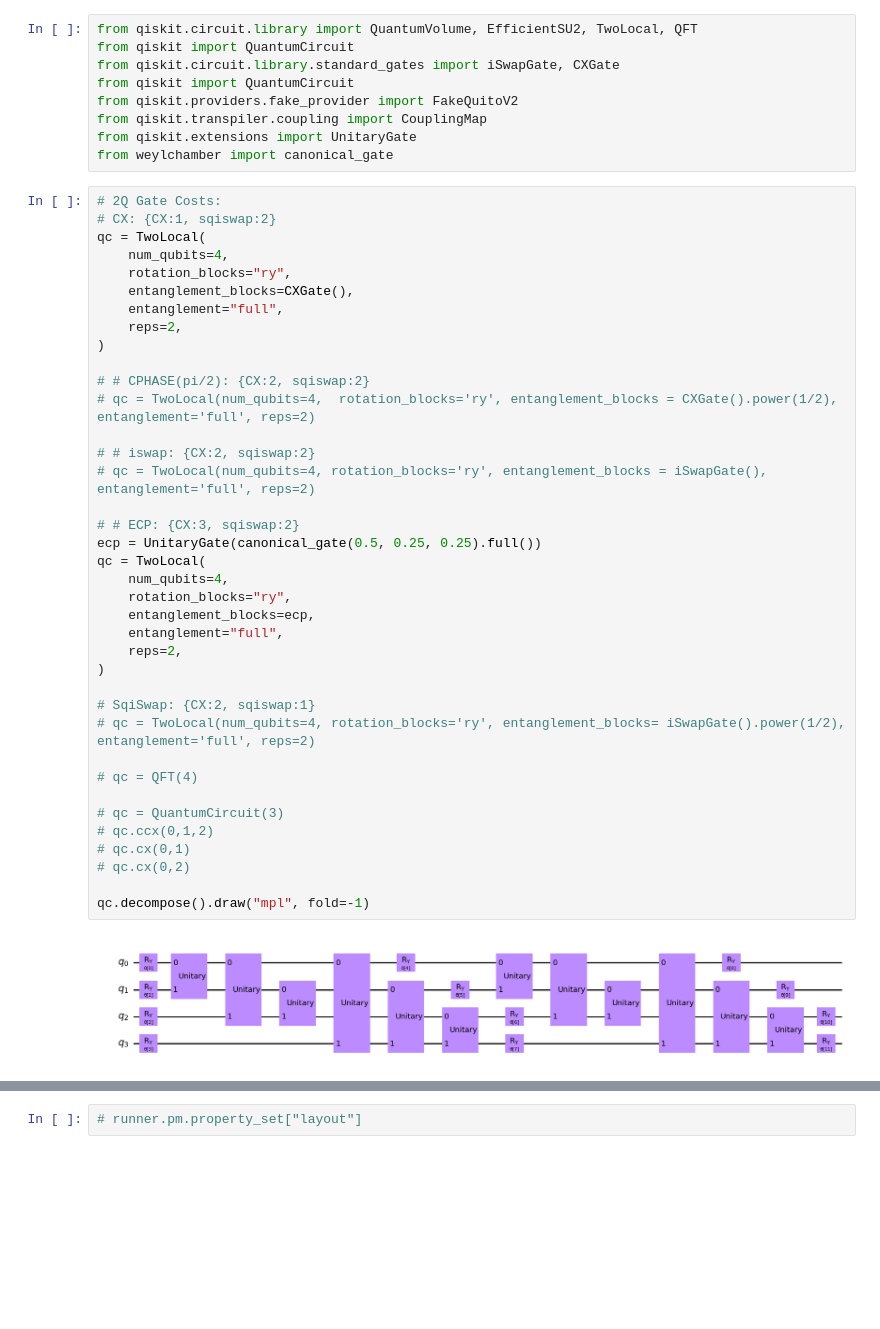
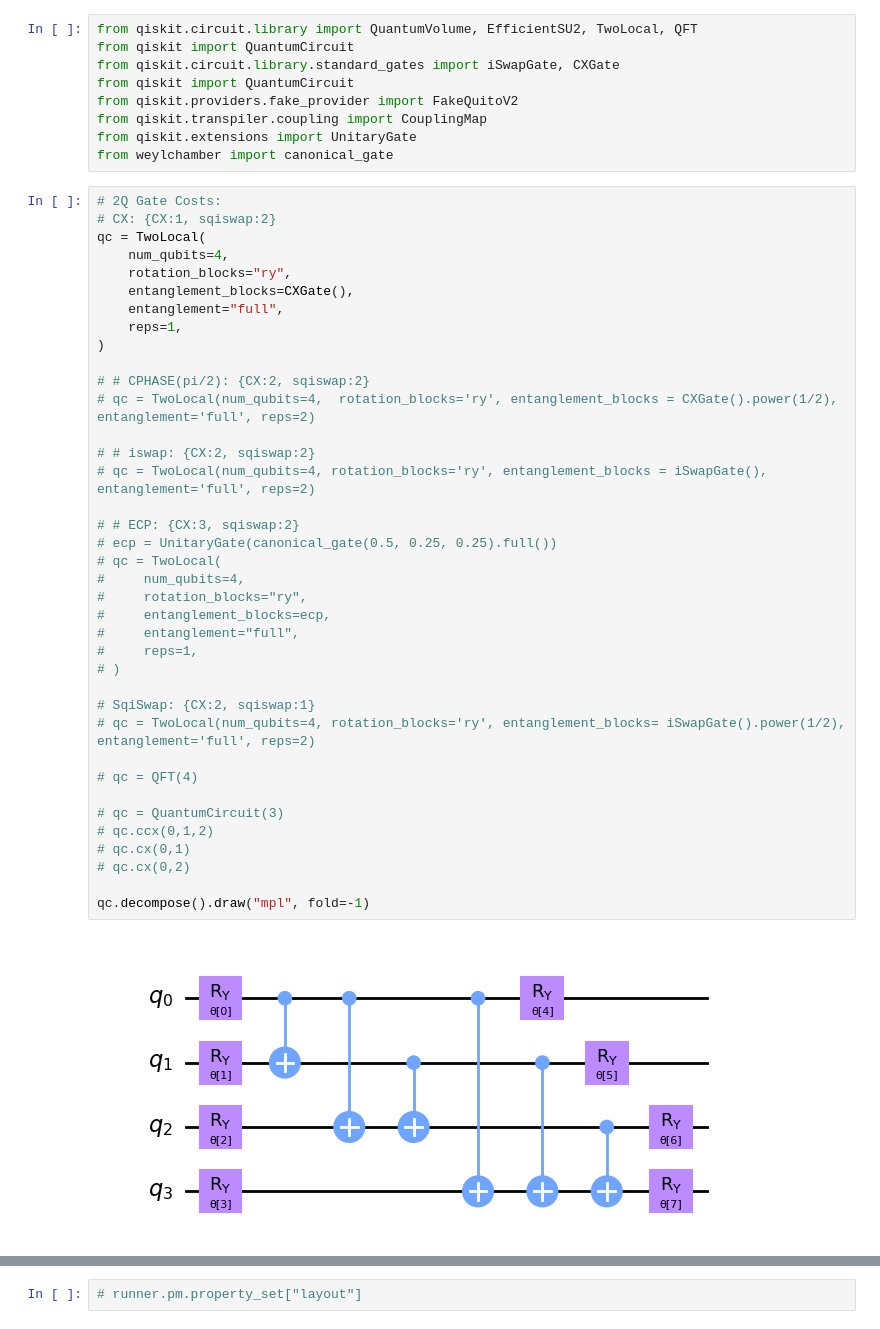
Before and after one commit to Pitt-JonesLab/mirror-gates, a Jupyter notebook: src/notebooks/debug_bench.ipynb, the cells around one changed output, grey strips where cells are left out. Saved outputs shown, nothing was run; the diff lists cells and outputs as text; blank space fills up the shorter version.

```diff
--- a/src/notebooks/debug_bench.ipynb
+++ b/src/notebooks/debug_bench.ipynb
@@ -12,40 +12,40 @@ from weylchamber import canonical_gate
 # %%
 # 2Q Gate Costs:
 # CX: {CX:1, sqiswap:2}
 qc = TwoLocal(
     num_qubits=4,
     rotation_blocks="ry",
     entanglement_blocks=CXGate(),
     entanglement="full",
-    reps=2,
+    reps=1,
 )
 
 # # CPHASE(pi/2): {CX:2, sqiswap:2}
 # qc = TwoLocal(num_qubits=4,  rotation_blocks='ry', entanglement_blocks = CXGate().power(1/2), entanglement='full', reps=2)
 
 # # iswap: {CX:2, sqiswap:2}
 # qc = TwoLocal(num_qubits=4, rotation_blocks='ry', entanglement_blocks = iSwapGate(), entanglement='full', reps=2)
 
 # # ECP: {CX:3, sqiswap:2}
-ecp = UnitaryGate(canonical_gate(0.5, 0.25, 0.25).full())
-qc = TwoLocal(
-    num_qubits=4,
-    rotation_blocks="ry",
-    entanglement_blocks=ecp,
-    entanglement="full",
-    reps=2,
-)
+# ecp = UnitaryGate(canonical_gate(0.5, 0.25, 0.25).full())
+# qc = TwoLocal(
+#     num_qubits=4,
+#     rotation_blocks="ry",
+#     entanglement_blocks=ecp,
+#     entanglement="full",
+#     reps=1,
+# )
 
 # SqiSwap: {CX:2, sqiswap:1}
 # qc = TwoLocal(num_qubits=4, rotation_blocks='ry', entanglement_blocks= iSwapGate().power(1/2), entanglement='full', reps=2)
 
 # qc = QFT(4)
 
 # qc = QuantumCircuit(3)
 # qc.ccx(0,1,2)
 # qc.cx(0,1)
 # qc.cx(0,2)
 
 qc.decompose().draw("mpl", fold=-1)
 # %% [output]
-[figure, old version]
+[figure, new version]
```
Also changed, not shown: parts of 5 cells of this notebook, 1 other file.
